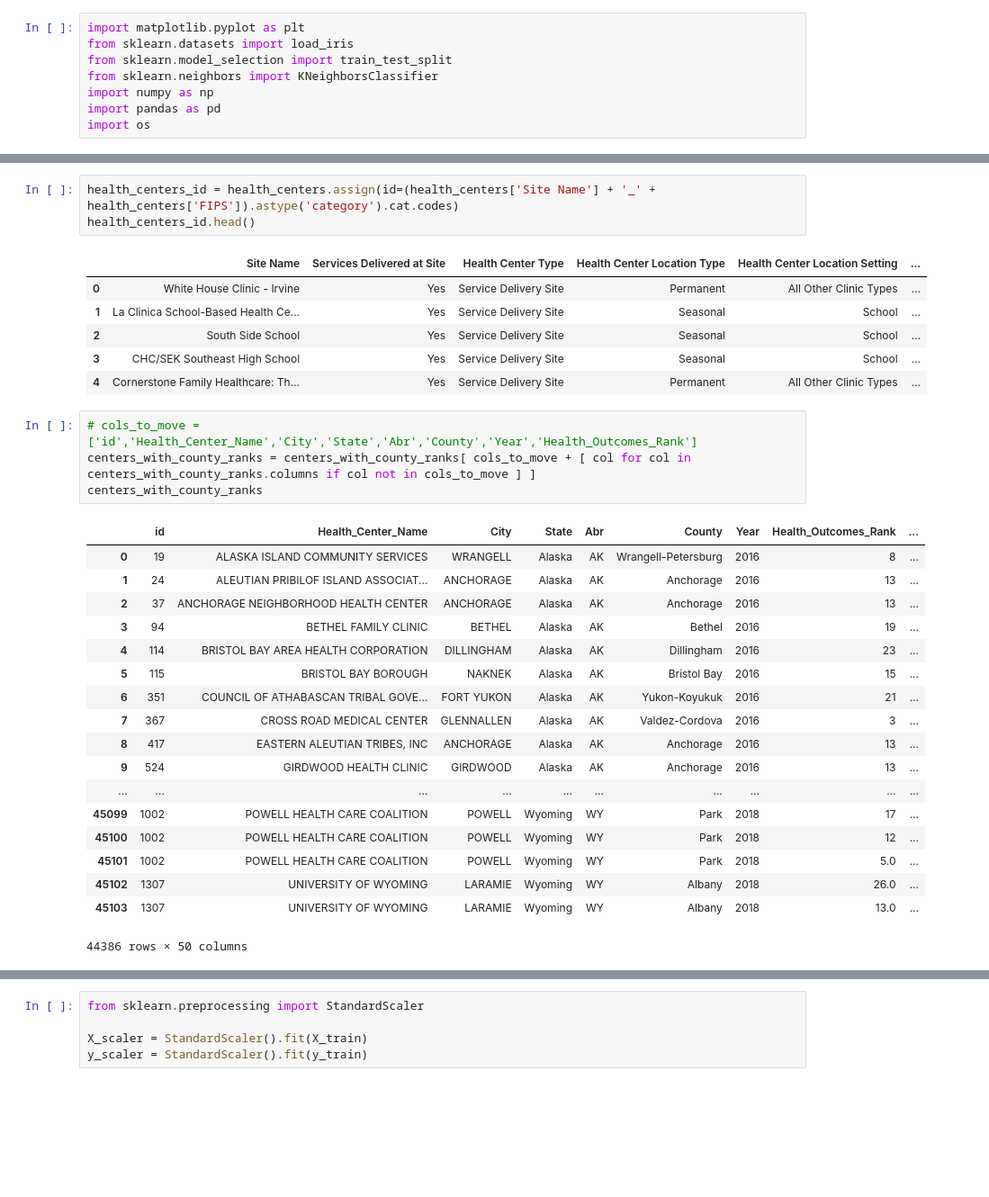
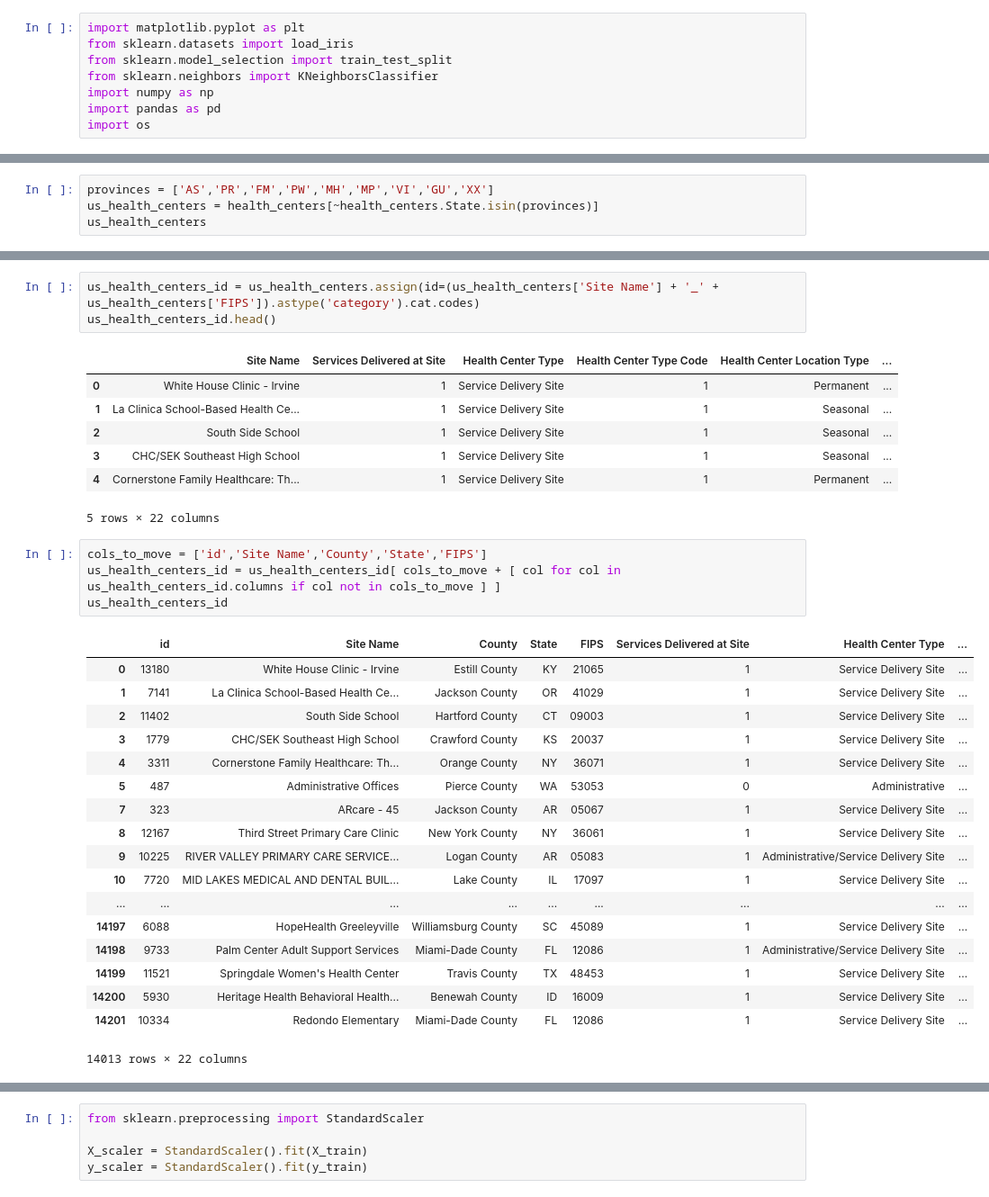
Before and after one commit to stevenjbark/DataAnalytics-FinalProject, a Jupyter notebook: Healthcare_Center_Analysis/KNN_Model_Attempt.ipynb, the cells around one changed output, grey strips where cells are left out. Shown at 90% size. Cells and saved outputs as stored; diff of their text form; blank space fills up the shorter version.

Commit message:
connected one health center set to county rank data successfully code in KNN Model Attempt notebook

```diff
--- a/Healthcare_Center_Analysis/KNN_Model_Attempt.ipynb
+++ b/Healthcare_Center_Analysis/KNN_Model_Attempt.ipynb
@@ -30,0 +40,4 @@ health_centers
+# %%
+provinces = ['AS','PR','FM','PW','MH','MP','VI','GU','XX']
+us_health_centers = health_centers[~health_centers.State.isin(provinces)]
+us_health_centers
@@ -31,33 +63,34 @@ health_centers
 # %%
-health_centers_id = health_centers.assign(id=(health_centers['Site Name'] + '_' + health_centers['FIPS']).astype('category').cat.codes)
-health_centers_id.head()
+us_health_centers_id = us_health_centers.assign(id=(us_health_centers['Site Name'] + '_' + us_health_centers['FIPS']).astype('category').cat.codes)
+us_health_centers_id.head()
 # %% [output]
-|  | Site Name | Services Delivered at Site | Health Center Type | Health Center Location Type | Health Center Location Setting | ... |
-| 0 | White House Clinic - Irvine | Yes | Service Delivery Site | Permanent | All Other Clinic Types | ... |
-| 1 | La Clinica School-Based Health Ce... | Yes | Service Delivery Site | Seasonal | School | ... |
-| 2 | South Side School | Yes | Service Delivery Site | Seasonal | School | ... |
-| 3 | CHC/SEK Southeast High School | Yes | Service Delivery Site | Seasonal | School | ... |
-| 4 | Cornerstone Family Healthcare: Th... | Yes | Service Delivery Site | Permanent | All Other Clinic Types | ... |
+|  | Site Name | Services Delivered at Site | Health Center Type | Health Center Type Code | Health Center Location Type | ... |
+| 0 | White House Clinic - Irvine | 1 | Service Delivery Site | 1 | Permanent | ... |
+| 1 | La Clinica School-Based Health Ce... | 1 | Service Delivery Site | 1 | Seasonal | ... |
+| 2 | South Side School | 1 | Service Delivery Site | 1 | Seasonal | ... |
+| 3 | CHC/SEK Southeast High School | 1 | Service Delivery Site | 1 | Seasonal | ... |
+| 4 | Cornerstone Family Healthcare: Th... | 1 | Service Delivery Site | 1 | Permanent | ... |
+5 rows × 22 columns
 # %%
-# cols_to_move = ['id','Health_Center_Name','City','State','Abr','County','Year','Health_Outcomes_Rank']
-centers_with_county_ranks = centers_with_county_ranks[ cols_to_move + [ col for col in centers_with_county_ranks.columns if col not in cols_to_move ] ]
-centers_with_county_ranks
+cols_to_move = ['id','Site Name','County','State','FIPS']
+us_health_centers_id = us_health_centers_id[ cols_to_move + [ col for col in us_health_centers_id.columns if col not in cols_to_move ] ]
+us_health_centers_id
 # %% [output]
-|  | id | Health_Center_Name | City | State | Abr | County | Year | Health_Outcomes_Rank | ... |
-| 0 | 19 | ALASKA ISLAND COMMUNITY SERVICES | WRANGELL | Alaska | AK | Wrangell-Petersburg | 2016 | 8 | ... |
-| 1 | 24 | ALEUTIAN PRIBILOF ISLAND ASSOCIAT... | ANCHORAGE | Alaska | AK | Anchorage | 2016 | 13 | ... |
-| 2 | 37 | ANCHORAGE NEIGHBORHOOD HEALTH CENTER | ANCHORAGE | Alaska | AK | Anchorage | 2016 | 13 | ... |
-| 3 | 94 | BETHEL FAMILY CLINIC | BETHEL | Alaska | AK | Bethel | 2016 | 19 | ... |
-| 4 | 114 | BRISTOL BAY AREA HEALTH CORPORATION | DILLINGHAM | Alaska | AK | Dillingham | 2016 | 23 | ... |
-| 5 | 115 | BRISTOL BAY BOROUGH | NAKNEK | Alaska | AK | Bristol Bay | 2016 | 15 | ... |
-| 6 | 351 | COUNCIL OF ATHABASCAN TRIBAL GOVE... | FORT YUKON | Alaska | AK | Yukon-Koyukuk | 2016 | 21 | ... |
-| 7 | 367 | CROSS ROAD MEDICAL CENTER | GLENNALLEN | Alaska | AK | Valdez-Cordova | 2016 | 3 | ... |
-| 8 | 417 | EASTERN ALEUTIAN TRIBES, INC | ANCHORAGE | Alaska | AK | Anchorage | 2016 | 13 | ... |
-| 9 | 524 | GIRDWOOD HEALTH CLINIC | GIRDWOOD | Alaska | AK | Anchorage | 2016 | 13 | ... |
-| ... | ... | ... | ... | ... | ... | ... | ... | ... | ... |
-| 45099 | 1002 | POWELL HEALTH CARE COALITION | POWELL | Wyoming | WY | Park | 2018 | 17 | ... |
-| 45100 | 1002 | POWELL HEALTH CARE COALITION | POWELL | Wyoming | WY | Park | 2018 | 12 | ... |
-| 45101 | 1002 | POWELL HEALTH CARE COALITION | POWELL | Wyoming | WY | Park | 2018 | 5.0 | ... |
-| 45102 | 1307 | UNIVERSITY OF WYOMING | LARAMIE | Wyoming | WY | Albany | 2018 | 26.0 | ... |
-| 45103 | 1307 | UNIVERSITY OF WYOMING | LARAMIE | Wyoming | WY | Albany | 2018 | 13.0 | ... |
+|  | id | Site Name | County | State | FIPS | Services Delivered at Site | Health Center Type | ... |
+| 0 | 13180 | White House Clinic - Irvine | Estill County | KY | 21065 | 1 | Service Delivery Site | ... |
+| 1 | 7141 | La Clinica School-Based Health Ce... | Jackson County | OR | 41029 | 1 | Service Delivery Site | ... |
+| 2 | 11402 | South Side School | Hartford County | CT | 09003 | 1 | Service Delivery Site | ... |
+| 3 | 1779 | CHC/SEK Southeast High School | Crawford County | KS | 20037 | 1 | Service Delivery Site | ... |
+| 4 | 3311 | Cornerstone Family Healthcare: Th... | Orange County | NY | 36071 | 1 | Service Delivery Site | ... |
+| 5 | 487 | Administrative Offices | Pierce County | WA | 53053 | 0 | Administrative | ... |
+| 7 | 323 | ARcare - 45 | Jackson County | AR | 05067 | 1 | Service Delivery Site | ... |
+| 8 | 12167 | Third Street Primary Care Clinic | New York County | NY | 36061 | 1 | Service Delivery Site | ... |
+| 9 | 10225 | RIVER VALLEY PRIMARY CARE SERVICE... | Logan County | AR | 05083 | 1 | Administrative/Service Delivery Site | ... |
+| 10 | 7720 | MID LAKES MEDICAL AND DENTAL BUIL... | Lake County | IL | 17097 | 1 | Service Delivery Site | ... |
+| ... | ... | ... | ... | ... | ... | ... | ... | ... |
+| 14197 | 6088 | HopeHealth Greeleyville | Williamsburg County | SC | 45089 | 1 | Service Delivery Site | ... |
+| 14198 | 9733 | Palm Center Adult Support Services | Miami-Dade County | FL | 12086 | 1 | Administrative/Service Delivery Site | ... |
+| 14199 | 11521 | Springdale Women's Health Center | Travis County | TX | 48453 | 1 | Service Delivery Site | ... |
+| 14200 | 5930 | Heritage Health Behavioral Health... | Benewah County | ID | 16009 | 1 | Service Delivery Site | ... |
+| 14201 | 10334 | Redondo Elementary | Miami-Dade County | FL | 12086 | 1 | Service Delivery Site | ... |
-44386 rows × 50 columns
+14013 rows × 22 columns
```
Also changed, not shown: parts of 35 cells of this notebook, 1 other file.
